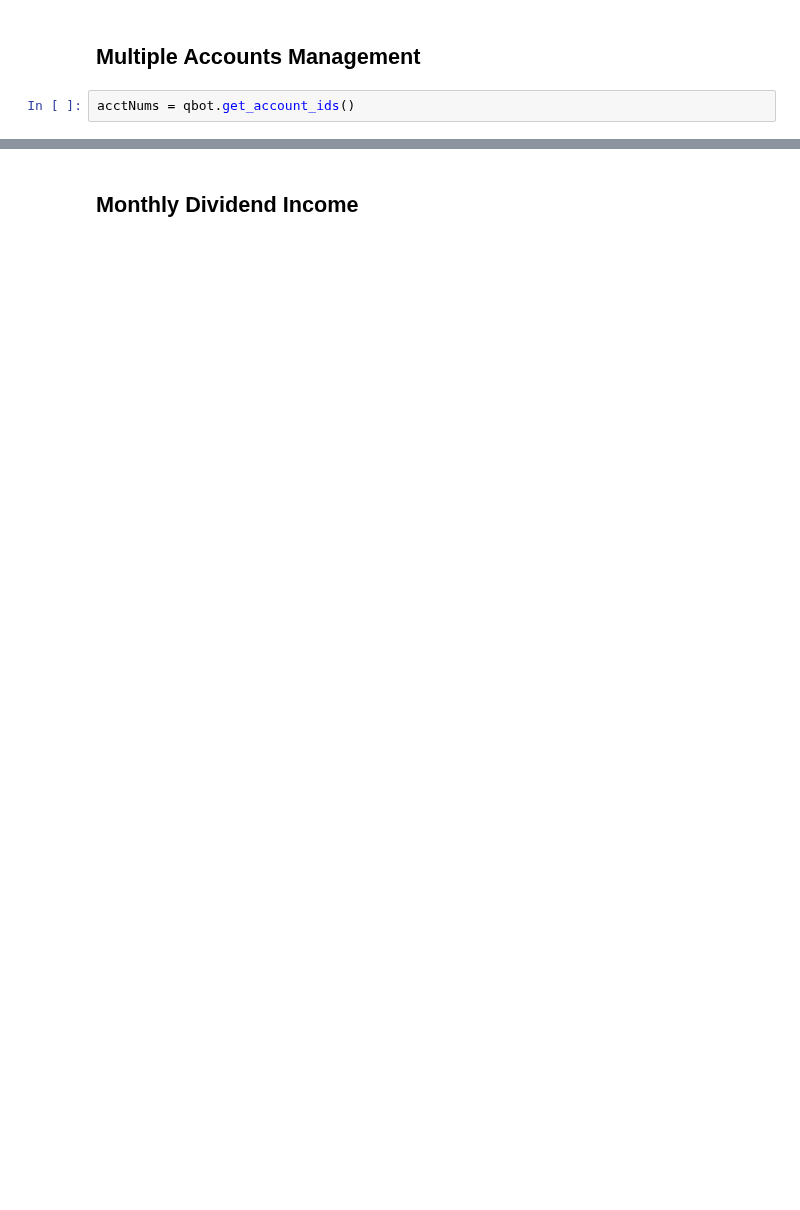
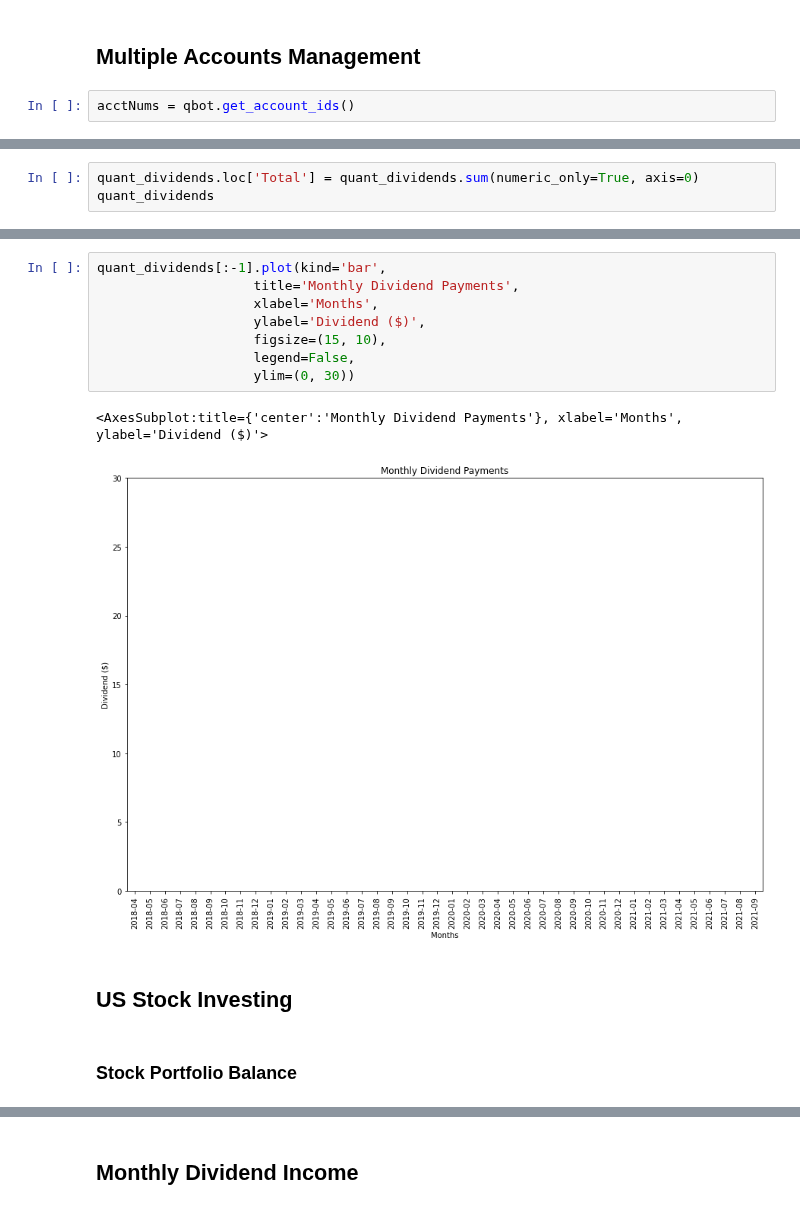
Before and after one commit to eshinhw/quant-portfolio-visualizer, a Jupyter notebook: Questrade Portfolio Performance Analysis.ipynb, the cells around one changed output, grey strips where cells are left out. Cells and saved outputs as stored; diff of their text form; blank space fills up the shorter version.

```diff
--- a/Questrade Portfolio Performance Analysis.ipynb
+++ b/Questrade Portfolio Performance Analysis.ipynb
@@ -59,0 +95,3 @@ portfolio['Portfolio (%)'].plot(kind='pie',
+# %%
+quant_dividends.loc['Total'] = quant_dividends.sum(numeric_only=True, axis=0)
+quant_dividends
@@ -59,0 +116,15 @@ portfolio['Portfolio (%)'].plot(kind='pie',
+# %%
+quant_dividends[:-1].plot(kind='bar',
+                    title='Monthly Dividend Payments',
+                    xlabel='Months',
+                    ylabel='Dividend ($)',
+                    figsize=(15, 10),
+                    legend=False,
+                    ylim=(0, 30))
+# %% [output]
+<AxesSubplot:title={'center':'Monthly Dividend Payments'}, xlabel='Months', ylabel='Dividend ($)'>
+[figure, added]
+# %% [markdown]
+## US Stock Investing
+# %% [markdown]
+### Stock Portfolio Balance
```
Also changed, not shown: parts of 26 cells of this notebook, 1 other file.
